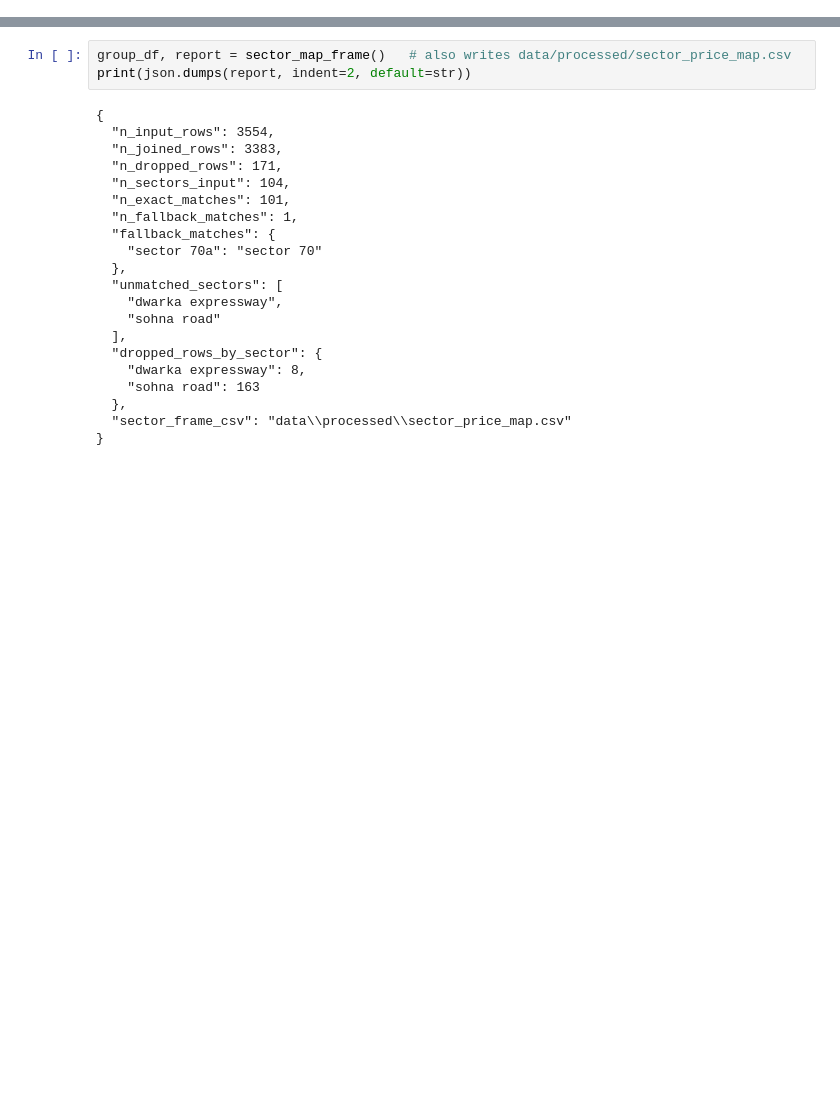
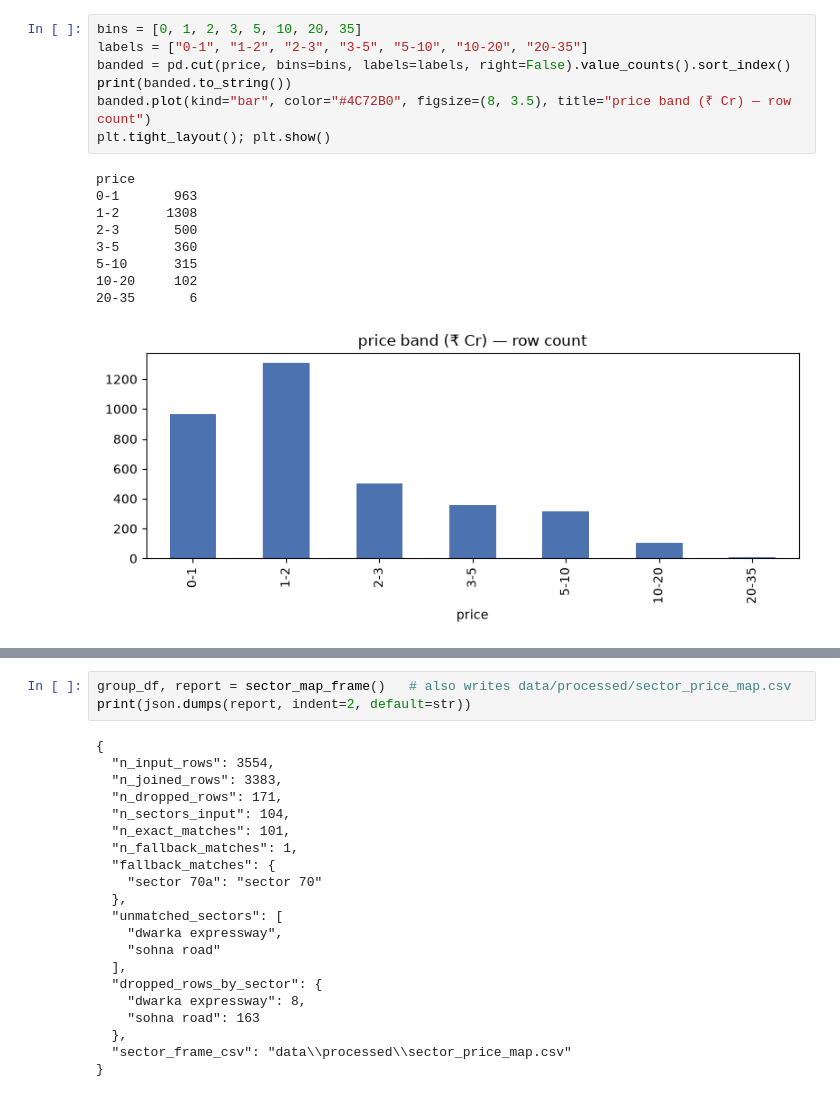
Before and after one commit to reswalsandeep/real-estate-recommender, a Jupyter notebook: notebooks/05_eda.ipynb, the cells around one changed output, grey strips where cells are left out. Cells and saved outputs as stored; diff of their text form; blank space fills up the shorter version.

```diff
--- a/notebooks/05_eda.ipynb
+++ b/notebooks/05_eda.ipynb
@@ -40,0 +103,17 @@ cost.
+# %%
+bins = [0, 1, 2, 3, 5, 10, 20, 35]
+labels = ["0-1", "1-2", "2-3", "3-5", "5-10", "10-20", "20-35"]
+banded = pd.cut(price, bins=bins, labels=labels, right=False).value_counts().sort_index()
+print(banded.to_string())
+banded.plot(kind="bar", color="#4C72B0", figsize=(8, 3.5), title="price band (₹ Cr) — row count")
+plt.tight_layout(); plt.show()
+# %% [output]
+price
+0-1       963
+1-2      1308
+2-3       500
+3-5       360
+5-10      315
+10-20     102
+20-35       6
+[figure, added]
```
Also changed, not shown: parts of 53 cells of this notebook.
